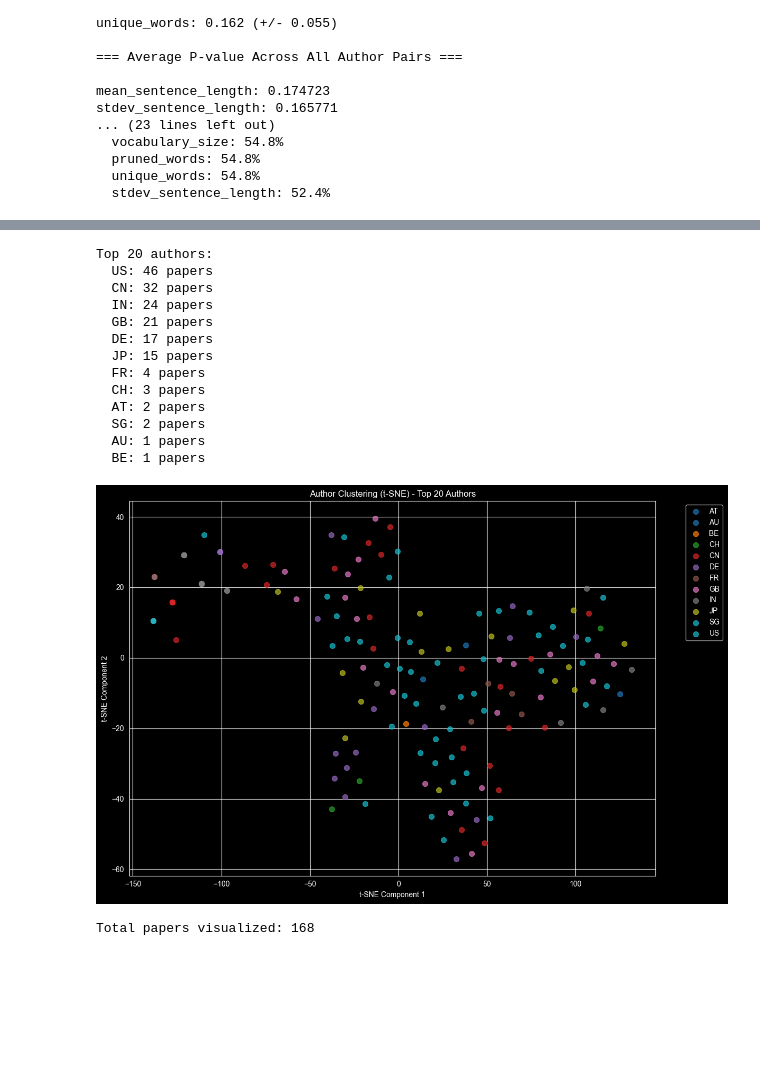
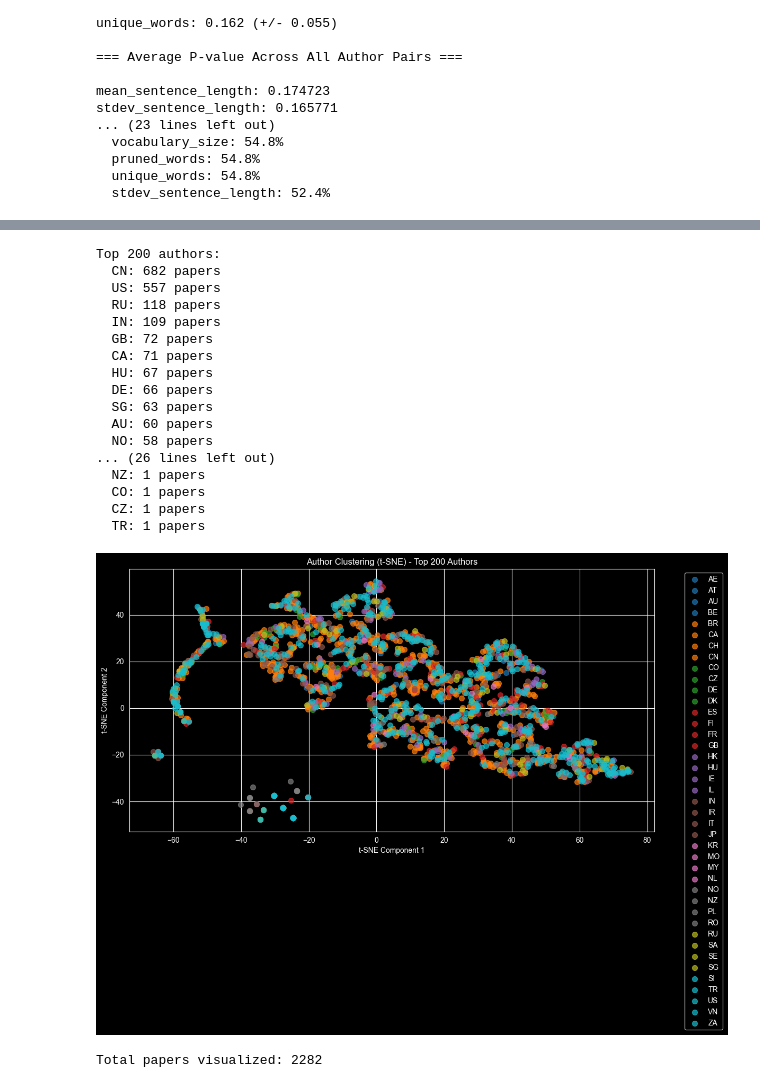
Before and after one commit to jmgiannikos/DataLiteracyProject, a Jupyter notebook: testing_hypotheses.ipynb, the cells around one changed output, grey strips where cells are left out. Saved outputs shown, nothing was run; the diff lists cells and outputs as text; code cells hidden in the pictures; blank space fills up the shorter version.

```diff
--- a/testing_hypotheses.ipynb
+++ b/testing_hypotheses.ipynb
@@ -60,7 +60,7 @@ def load_word_features(arxiv_id, folder_path='.'):
                                        'stdev_sentence_length', 'vocabulary_size']}
 # %%
 # Setup Dataframe
-metadata_path = 'data/metadata.csv'
+metadata_path = 'data/cleaned-dataset.csv'
 # Creating Dataframe from completed metadata.csv
 df = pd.read_csv(metadata_path, delimiter=',')
 print("There are ", len(df), " rows.")
@@ -357,7 +306,7 @@ import numpy as np
 
 target_column = 'first_author_country'
 # Select top X authors by paper count
-X_top = 20  # Change this number to include more/fewer authors
+X_top = 200  # Change this number to include more/fewer authors
 top_authors_list = df[target_column].value_counts().head(X_top).index.tolist()
 
 print(f"Top {X_top} authors:")
@@ -374,45 +323,49 @@ df_filtered = df[df[target_column].isin(top_authors_list)].dropna(subset=feature
 X = df_filtered[features].values
 authors = df_filtered[target_column].values
 
 # Standardize features
 scaler = StandardScaler()
 X_scaled = scaler.fit_transform(X)
 
 # Apply t-SNE
 tsne = TSNE(n_components=2, perplexity=30, random_state=42, max_iter=1000)
 X_tsne = tsne.fit_transform(X_scaled)
 
 # Plot
 plt.figure(figsize=(12, 8))
 unique_authors = np.unique(authors)
 colors = plt.cm.tab10(np.linspace(0, 1, len(unique_authors)))
 
 for i, author in enumerate(unique_authors):
     mask = authors == author
     plt.scatter(X_tsne[mask, 0], X_tsne[mask, 1],
                 c=[colors[i]], label=author, alpha=0.7, s=50)
 
 plt.xlabel('t-SNE Component 1')
 plt.ylabel('t-SNE Component 2')
 plt.title(f'Author Clustering (t-SNE) - Top {X_top} Authors')
 plt.legend(bbox_to_anchor=(1.05, 1), loc='upper left')
 plt.tight_layout()
 plt.show()
 
 print(f"\nTotal papers visualized: {len(df_filtered)}")
 # %% [output]
-Top 20 authors:
-  US: 46 papers
-  CN: 32 papers
-  IN: 24 papers
-  GB: 21 papers
-  DE: 17 papers
-  JP: 15 papers
-  FR: 4 papers
-  CH: 3 papers
-  AT: 2 papers
-  SG: 2 papers
-  AU: 1 papers
-  BE: 1 papers
+Top 200 authors:
+  CN: 682 papers
+  US: 557 papers
+  RU: 118 papers
+  IN: 109 papers
+  GB: 72 papers
+  CA: 71 papers
+  HU: 67 papers
+  DE: 66 papers
+  SG: 63 papers
+  AU: 60 papers
+  NO: 58 papers
+... (26 lines left out)
+  NZ: 1 papers
+  CO: 1 papers
+  CZ: 1 papers
+  TR: 1 papers
-[figure, old version]
+[figure, new version]
-Total papers visualized: 168
+Total papers visualized: 2282
```
Also changed, not shown: parts of 4 cells of this notebook, 5 other files.
